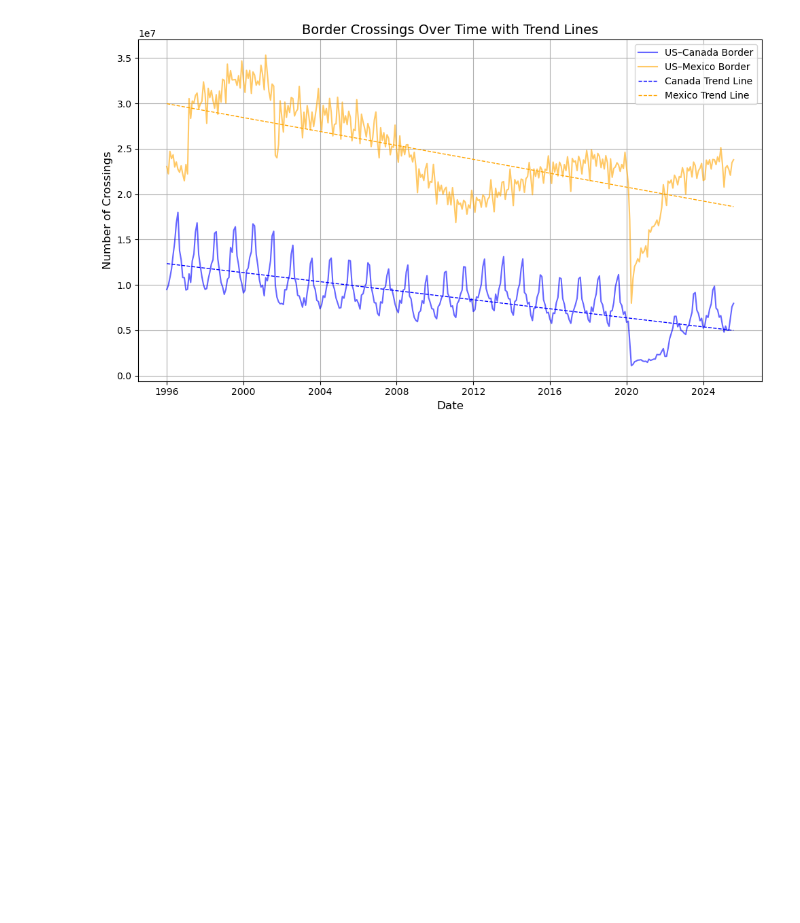
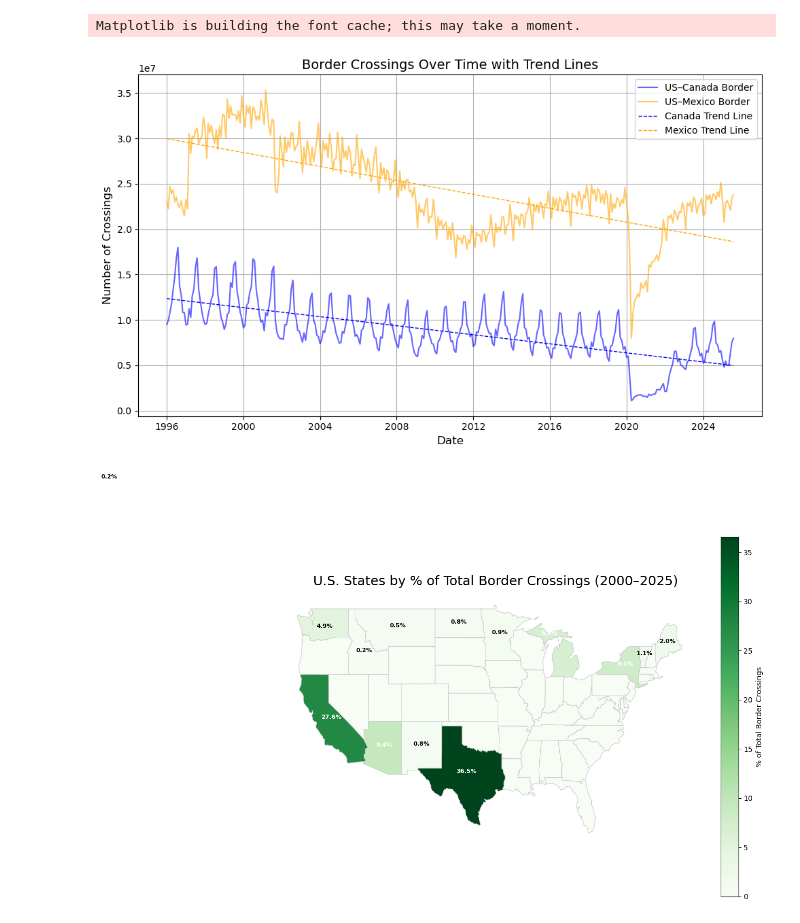
Before and after one commit to King45345/IA-340, a Jupyter notebook: Mini_Lab.ipynb, the cells around one changed output. Saved outputs shown, nothing was run; the diff lists cells and outputs as text; code cells hidden in the pictures; blank space fills up the shorter version.

```diff
--- a/Mini_Lab.ipynb
+++ b/Mini_Lab.ipynb
@@ -33,0 +86,9 @@ and then graphed the sum of border crossings by date which is represented in bot
+# %%
+df["Date"] = pd.to_datetime(df["Date"], format="%b %Y", errors="coerce")
+df = df[(df["Date"].dt.year >= 2000) & (df["Date"].dt.year <= 2025)]
+
+state_totals = df.groupby("State")["Value"].sum().reset_index()
+
+state_totals_sorted = state_totals.sort_values(by="Value", ascending=False)
+
+print(state_totals_sorted)
@@ -35,7 +119,7 @@ and then graphed the sum of border crossings by date which is represented in bot
 import matplotlib.pyplot as plt
 import numpy as np
 
-df['Date'] = pd.to_datetime(df['Date'])
+
 
 canada = df[df['Border'] == 'US-Canada Border']
 mexico = df[df['Border'] == 'US-Mexico Border']
@@ -69,4 +153,5 @@ plt.tight_layout()
 # Show chart
 plt.show()
 # %% [output]
+Matplotlib is building the font cache; this may take a moment.
 [figure]
@@ -72,0 +160,58 @@ plt.show()
+# %%
+import geopandas as gpd
+import pandas as pd
+import matplotlib.pyplot as plt
+
+# === Load and prepare data ===
+df["Date"] = pd.to_datetime(df["Date"], format="%b %Y", errors="coerce")
+df = df[(df["Date"].dt.year >= 2000) & (df["Date"].dt.year <= 2025)]
+
+state_totals = df.groupby("State")["Value"].sum().reset_index()
+state_totals["Percent"] = (state_totals["Value"] / state_totals["Value"].sum()) * 100
+
+url = "https://raw.githubusercontent.com/PublicaMundi/MappingAPI/master/data/geojson/us-states.json"
+states_geo = gpd.read_file(url)
+
+merged = states_geo.merge(state_totals, left_on="name", right_on="State", how="left")
+merged["Percent"] = merged["Percent"].fillna(0)
+
+# === Plot ===
+fig, ax = plt.subplots(figsize=(14, 9))
+merged.plot(
+    column="Percent",
+    cmap="Greens",
+    linewidth=0.8,
+    edgecolor="0.8",
+    legend=True,
+    legend_kwds={"label": "% of Total Border Crossings", "orientation": "vertical"},
+    ax=ax
+)
+
+# Add percent labels
+for idx, row in merged.iterrows():
+    if row["geometry"].geom_type == "Polygon":
+        x, y = row["geometry"].centroid.x, row["geometry"].centroid.y
+    else:
+        x, y = row["geometry"].representative_point().x, row["geometry"].representative_point().y
+
+    label = f"{row['Percent']:.1f}%" if row["Percent"] > 0 else ""
+    ax.text(
+        x, y, label,
+        horizontalalignment='center',
+        fontsize=8,
+        color='black' if row["Percent"] < 5 else 'white',
+        weight='bold'
+    )
+
+# === Center the view on the mainland U.S. ===
+ax.set_xlim([-125, -65])  # longitude range (west to east)
+ax.set_ylim([25, 50])     # latitude range (south to north)
+
+# === Titles & styling ===
+ax.set_title("U.S. States by % of Total Border Crossings (2000–2025)", fontsize=18, pad=20)
+ax.axis("off")
+
+plt.tight_layout()
+plt.show()
+# %% [output]
+[figure, added]
```
Also changed, not shown: parts of 12 cells of this notebook.
